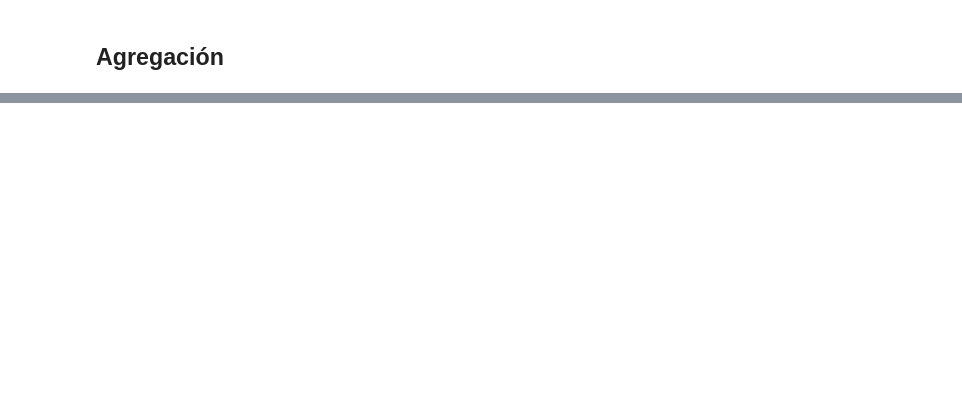
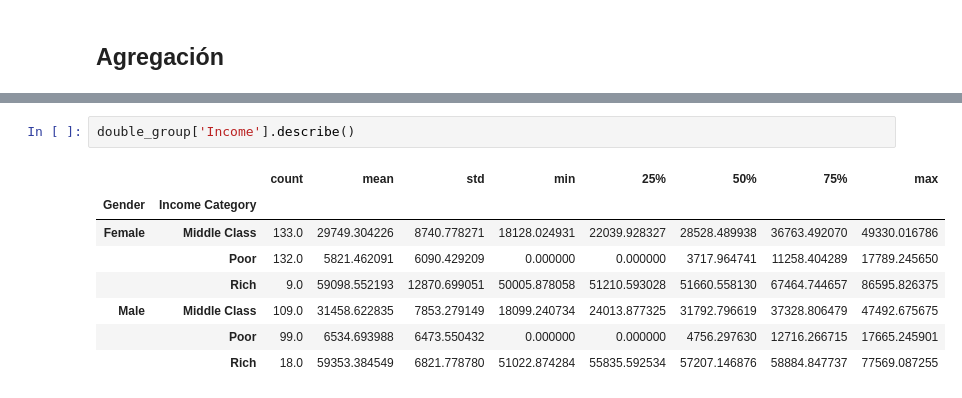
Before and after one commit to afoone/pruebas_ml_python, a Jupyter notebook: notebooks/mios/11. Dummy Datasets. Grupos.ipynb, the cells around one changed output, grey strips where cells are left out. Drawn from its saved outputs; the diff is of its cells as text; blank space fills up the shorter version.

```diff
--- a/notebooks/mios/11. Dummy Datasets. Grupos.ipynb
+++ b/notebooks/mios/11. Dummy Datasets. Grupos.ipynb
@@ -261,0 +310,11 @@ double_group.aggregate('Income')
+# %%
+double_group['Income'].describe()
+# %% [output]
+|  |  | count | mean | std | min | 25% | 50% | 75% | max |
+| Gender | Income Category |  |  |  |  |  |  |  |  |
+| Female | Middle Class | 133.0 | 29749.304226 | 8740.778271 | 18128.024931 | 22039.928327 | 28528.489938 | 36763.492070 | 49330.016786 |
+|  | Poor | 132.0 | 5821.462091 | 6090.429209 | 0.000000 | 0.000000 | 3717.964741 | 11258.404289 | 17789.245650 |
+|  | Rich | 9.0 | 59098.552193 | 12870.699051 | 50005.878058 | 51210.593028 | 51660.558130 | 67464.744657 | 86595.826375 |
+| Male | Middle Class | 109.0 | 31458.622835 | 7853.279149 | 18099.240734 | 24013.877325 | 31792.796619 | 37328.806479 | 47492.675675 |
+|  | Poor | 99.0 | 6534.693988 | 6473.550432 | 0.000000 | 0.000000 | 4756.297630 | 12716.266715 | 17665.245901 |
+|  | Rich | 18.0 | 59353.384549 | 6821.778780 | 51022.874284 | 55835.592534 | 57207.146876 | 58884.847737 | 77569.087255 |
```
Also changed, not shown: parts of 23 cells of this notebook.
